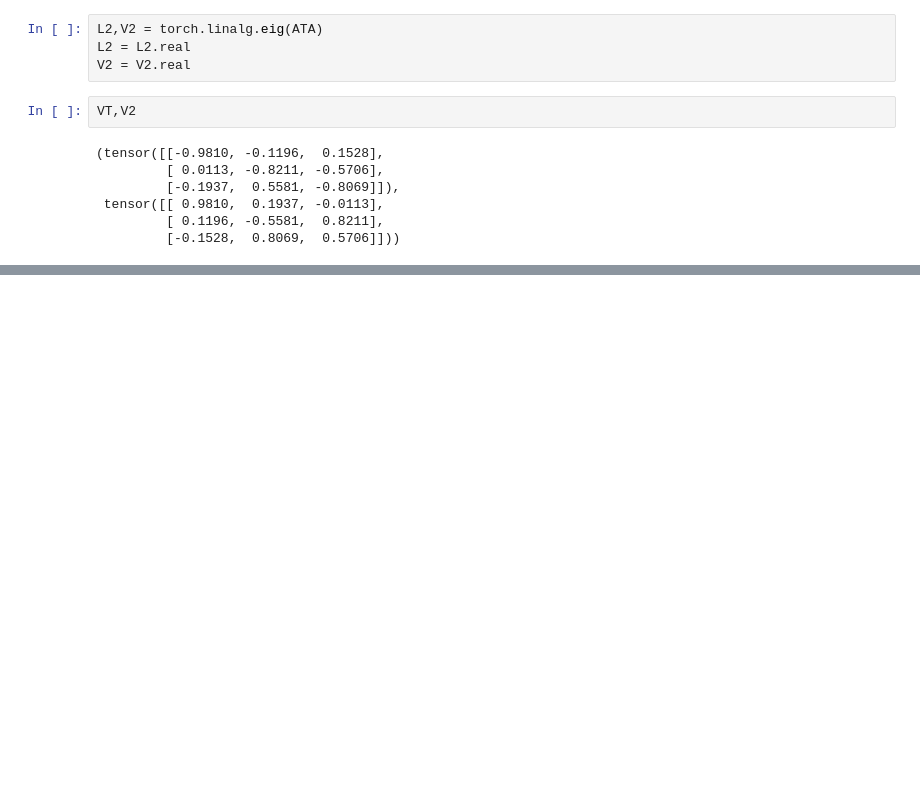
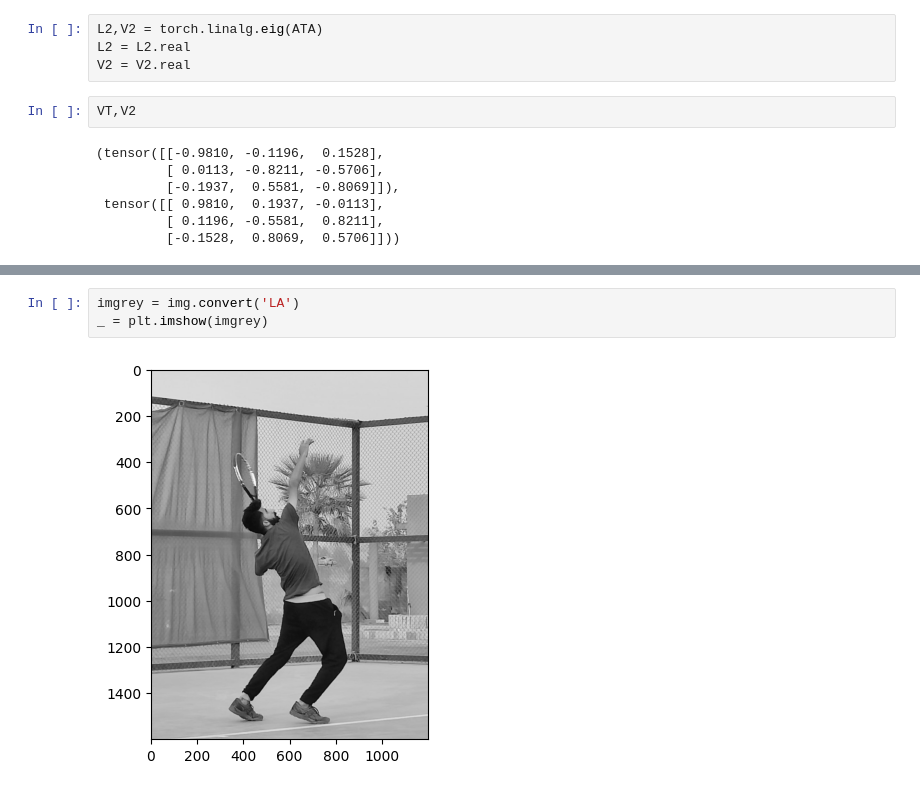
Before and after one commit to fakhar-iqbal/Machine_Learning_Fundamentals, a Jupyter notebook: LinearAlgebra_II.ipynb, the cells around one changed output, grey strips where cells are left out. Saved outputs shown, nothing was run; the diff lists cells and outputs as text; blank space fills up the shorter version.

```diff
--- a/LinearAlgebra_II.ipynb
+++ b/LinearAlgebra_II.ipynb
@@ -858,0 +873,5 @@ VT,V2
+# %%
+imgrey = img.convert('LA')
+_ = plt.imshow(imgrey)
+# %% [output]
+[figure, added]
```
Also changed, not shown: parts of 23 cells of this notebook.
